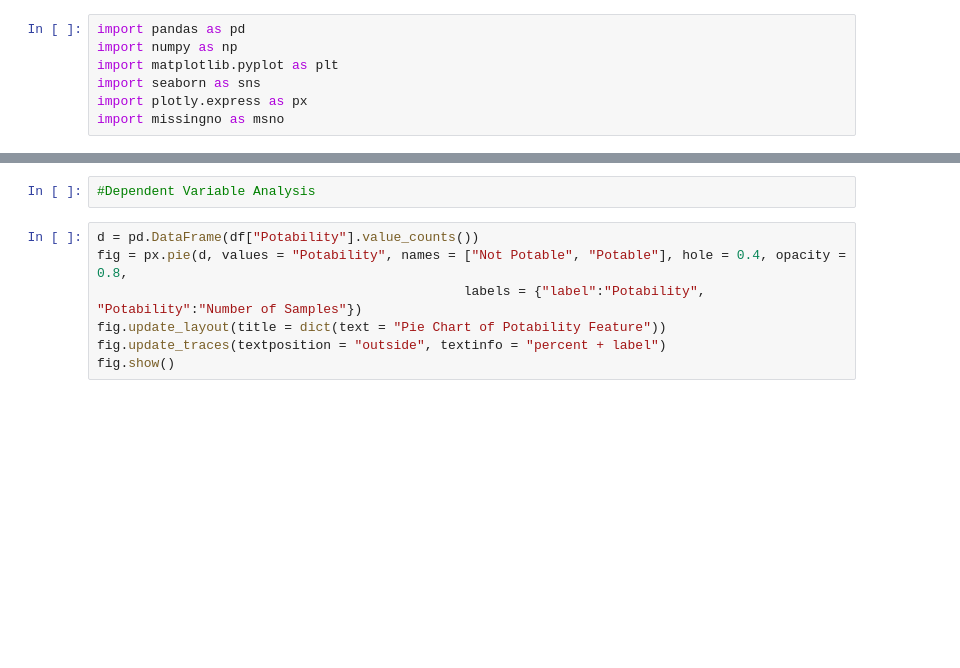
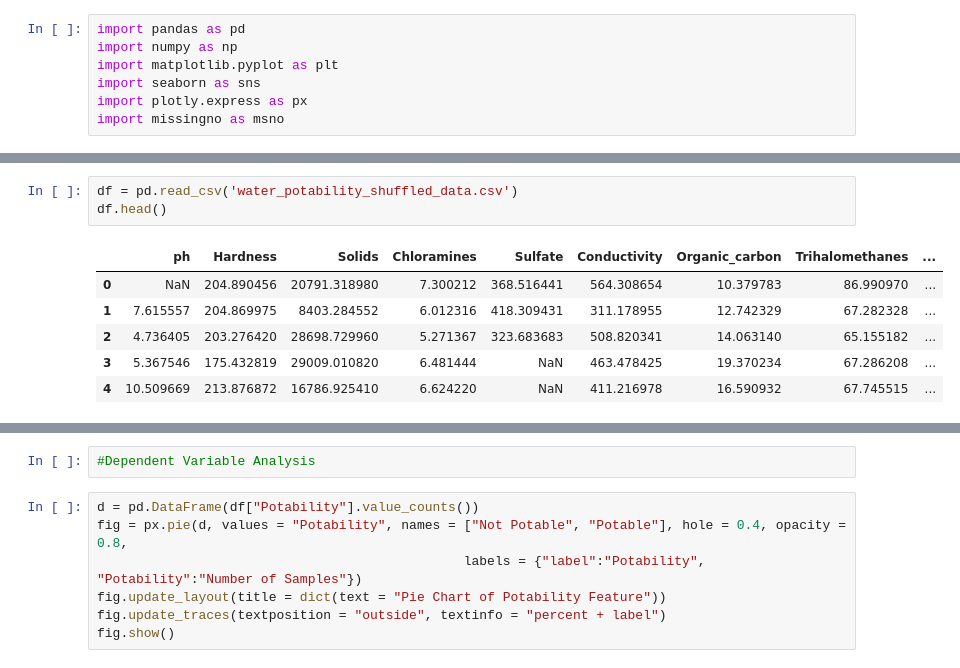
Before and after one commit to omaraskr1/water_quality_prediction, a Jupyter notebook: research/accuracy 74.ipynb, the cells around one changed output, grey strips where cells are left out. Saved outputs shown, nothing was run; the diff lists cells and outputs as text; blank space fills up the shorter version.

```diff
--- a/research/accuracy 74.ipynb
+++ b/research/accuracy 74.ipynb
@@ -11,2 +37,12 @@ df.head()
+# %%
+df = pd.read_csv('water_potability_shuffled_data.csv')
+df.head()
+# %% [output]
+|  | ph | Hardness | Solids | Chloramines | Sulfate | Conductivity | Organic_carbon | Trihalomethanes | ... |
+| 0 | NaN | 204.890456 | 20791.318980 | 7.300212 | 368.516441 | 564.308654 | 10.379783 | 86.990970 | ... |
+| 1 | 7.615557 | 204.869975 | 8403.284552 | 6.012316 | 418.309431 | 311.178955 | 12.742329 | 67.282328 | ... |
+| 2 | 4.736405 | 203.276420 | 28698.729960 | 5.271367 | 323.683683 | 508.820341 | 14.063140 | 65.155182 | ... |
+| 3 | 5.367546 | 175.432819 | 29009.010820 | 6.481444 | NaN | 463.478425 | 19.370234 | 67.286208 | ... |
+| 4 | 10.509669 | 213.876872 | 16786.925410 | 6.624220 | NaN | 411.216978 | 16.590932 | 67.745515 | ... |
 # %%
 df.describe()
```
Also changed, not shown: parts of 25 cells of this notebook, 8 other files.
